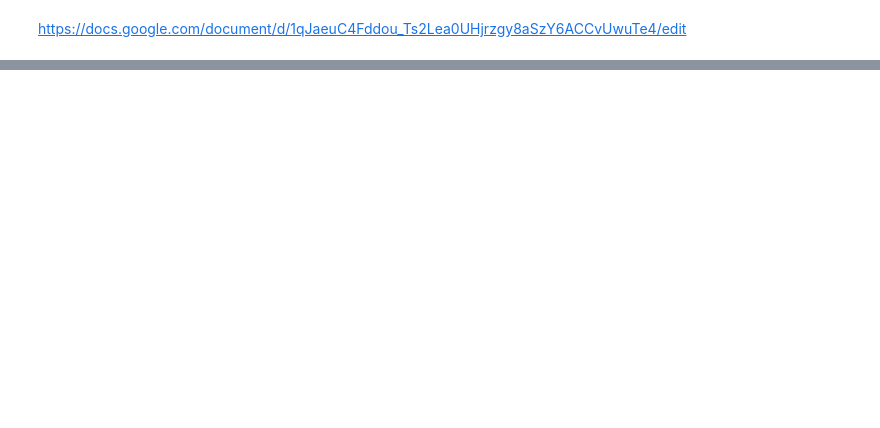
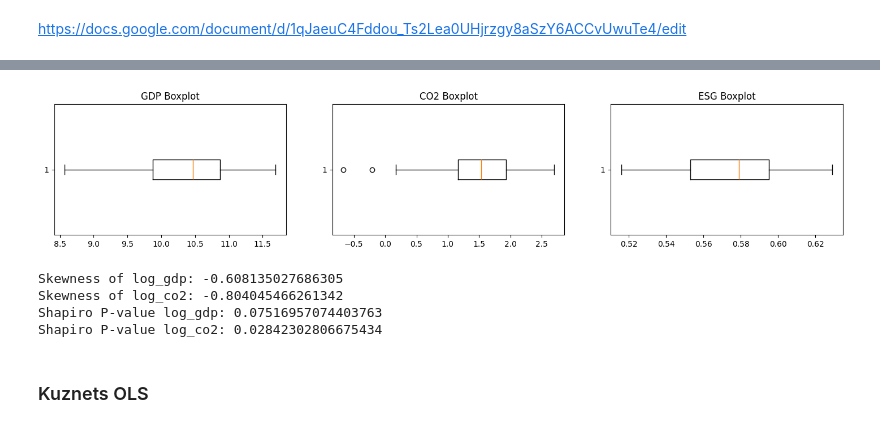
Before and after one commit to franklinchuks/Culture_ESG_EKC_THESIS, a Jupyter notebook: kuznets_esg_culture.ipynb, the cells around one changed output, grey strips where cells are left out. Cells and saved outputs as stored; diff of their text form; code cells hidden in the pictures; blank space fills up the shorter version.

```diff
--- a/kuznets_esg_culture.ipynb
+++ b/kuznets_esg_culture.ipynb
@@ -44,0 +144,4 @@ combined_df.head(5)
+# %%
+combined_df['log_gdp'] = np.log(combined_df['gdp'])
+combined_df['log_co2'] = np.log(combined_df['co2'])
+combined_df.head()
@@ -44,0 +155,36 @@ combined_df.head(5)
+# %%
+plt.figure(figsize=(18, 3))
+plt.subplot(1, 3, 1)
+plt.boxplot(combined_df['log_gdp'], vert=False)
+plt.title('GDP Boxplot')
+plt.subplot(1, 3, 2)
+plt.boxplot(combined_df['log_co2'], vert=False)
+plt.title('CO2 Boxplot')
+plt.subplot(1, 3, 3)
+plt.boxplot(combined_df['mean_of_esg'], vert=False)
+plt.title('ESG Boxplot')
+plt.show()
+# %% [output]
+[figure, added]
+# %%
+#Skewness test
+skewness_results = {}
+for column in combined_df.columns[11:]:
+    skewness_results[column] = skew(combined_df[column])
+for variable, skewness_value in skewness_results.items():
+    print(f"Skewness of {variable}: {skewness_value}")
+
+#Shapiro test
+shapiro_results = {}
+for column in combined_df.columns[11:]:
+    stat, p_value = shapiro(combined_df[column])
+    shapiro_results[column] = {'Statistic': stat, 'P-value': p_value}
+for variable, results in shapiro_results.items():
+    print(f"Shapiro P-value {variable}: {results['P-value']}")
+# %% [output]
+Skewness of log_gdp: -0.608135027686305
+Skewness of log_co2: -0.804045466261342
+Shapiro P-value log_gdp: 0.07516957074403763
+Shapiro P-value log_co2: 0.02842302806675434
+# %% [markdown]
+<h3>Kuznets OLS
```
Also changed, not shown: parts of 36 cells of this notebook.
